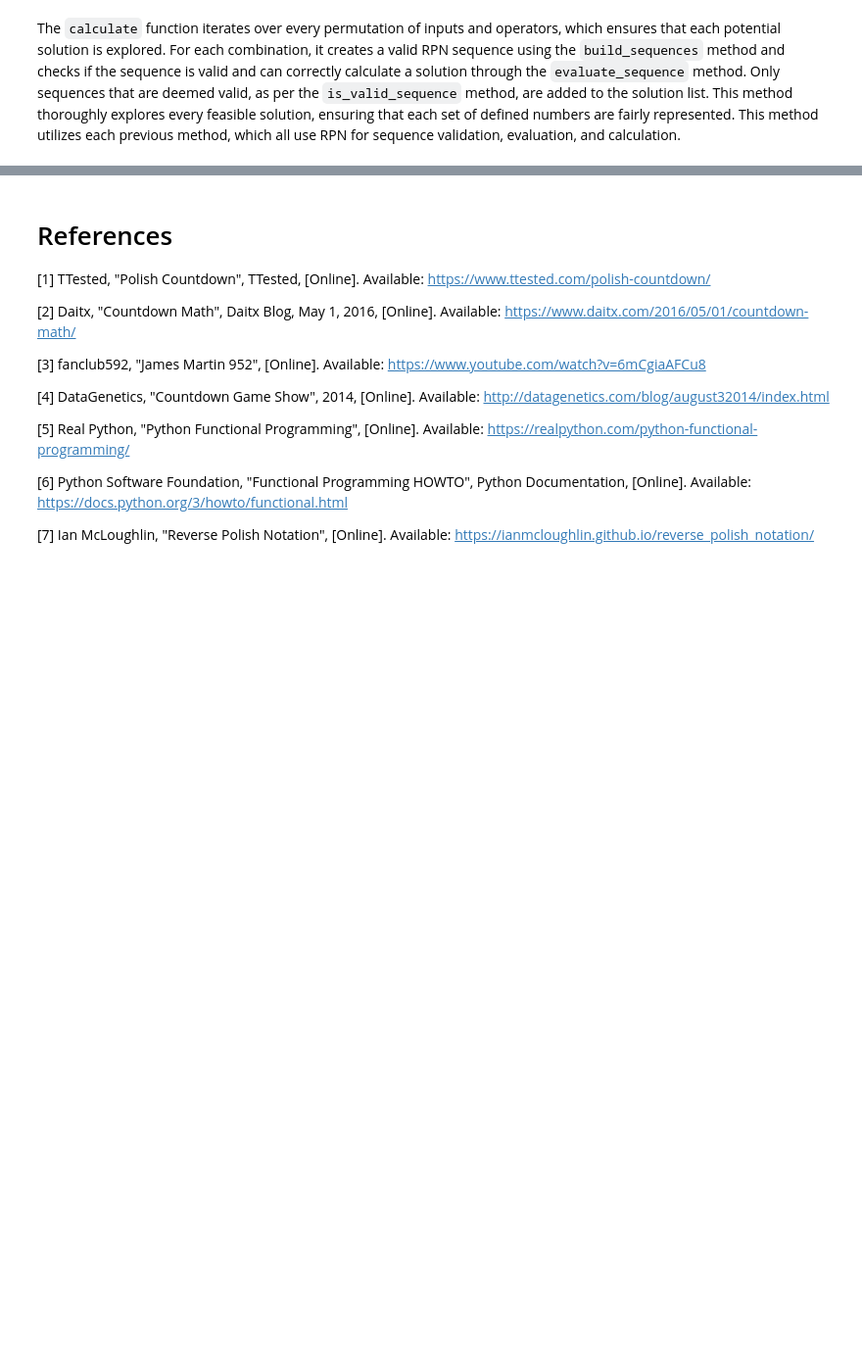
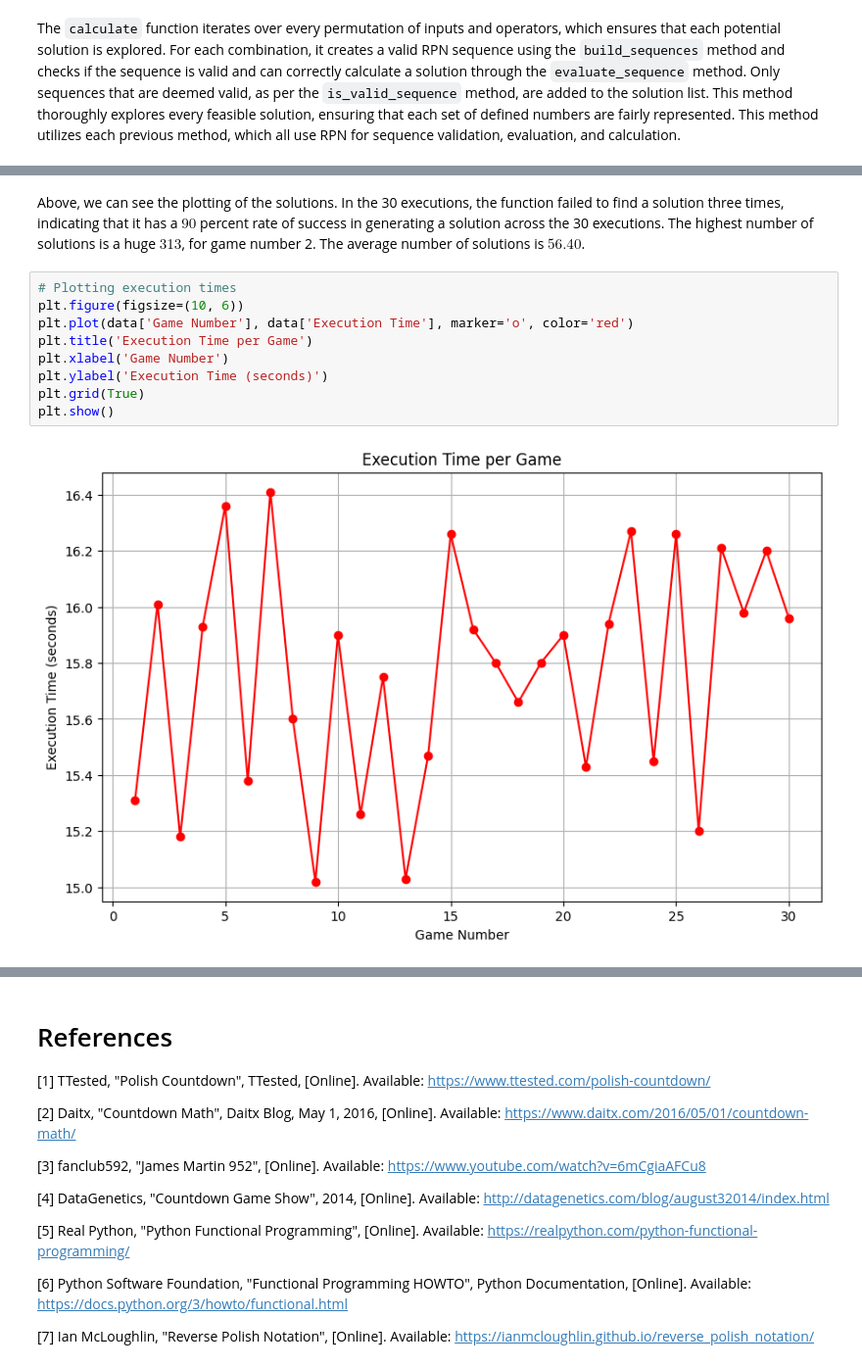
Before and after one commit to Owen-kc/ComputationalTheory, a Jupyter notebook: countdown.ipynb, the cells around one changed output, grey strips where cells are left out. Shown: that part at 98% size. Saved outputs shown, nothing was run; the diff lists cells and outputs as text; blank space fills up the shorter version.

```diff
--- a/countdown.ipynb
+++ b/countdown.ipynb
@@ -478,0 +694,13 @@ def calculate(numbers, target):
+# %% [markdown]
+Above, we can see the plotting of the solutions. In the 30 executions, the function failed to find a solution three times, indicating that it has a $90$ percent rate of success in generating a solution across the 30 executions. The highest number of solutions is a huge $313$, for game number 2. The average number of solutions is $56.40$.
+# %%
+# Plotting execution times
+plt.figure(figsize=(10, 6))
+plt.plot(data['Game Number'], data['Execution Time'], marker='o', color='red')
+plt.title('Execution Time per Game')
+plt.xlabel('Game Number')
+plt.ylabel('Execution Time (seconds)')
+plt.grid(True)
+plt.show()
+# %% [output]
+[figure, added]
```
Also changed, not shown: parts of 37 cells of this notebook, 1 other file.
